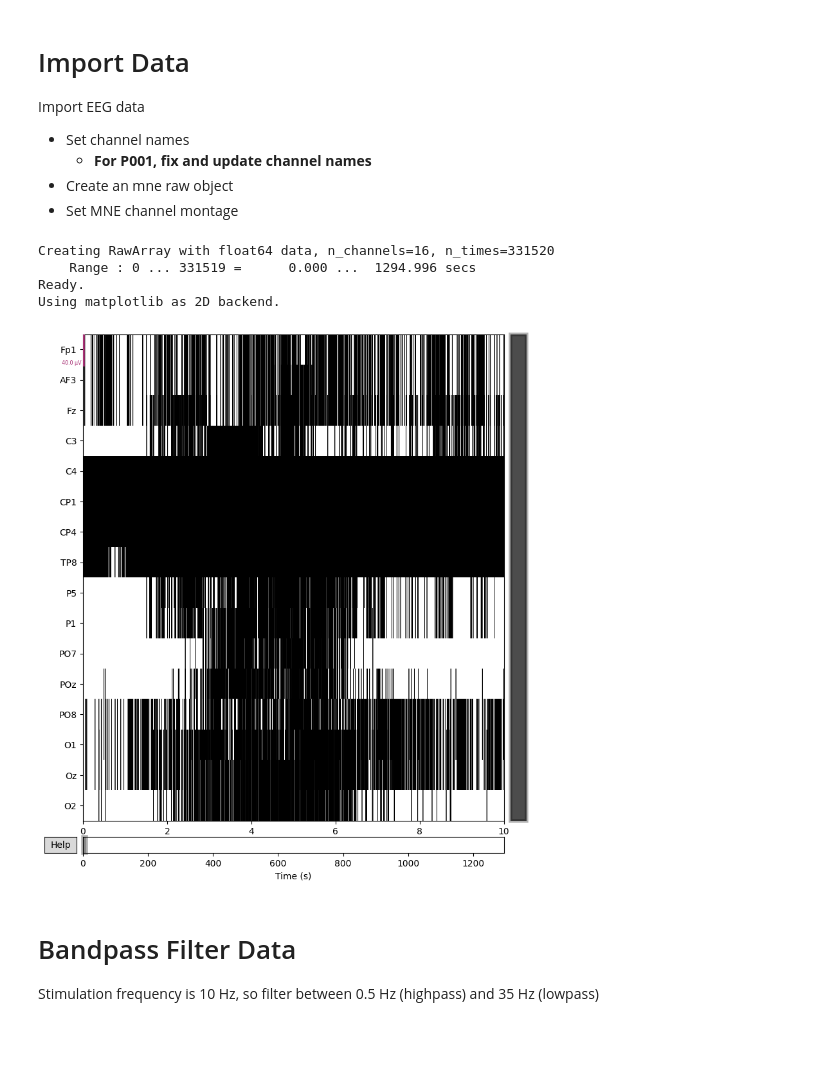
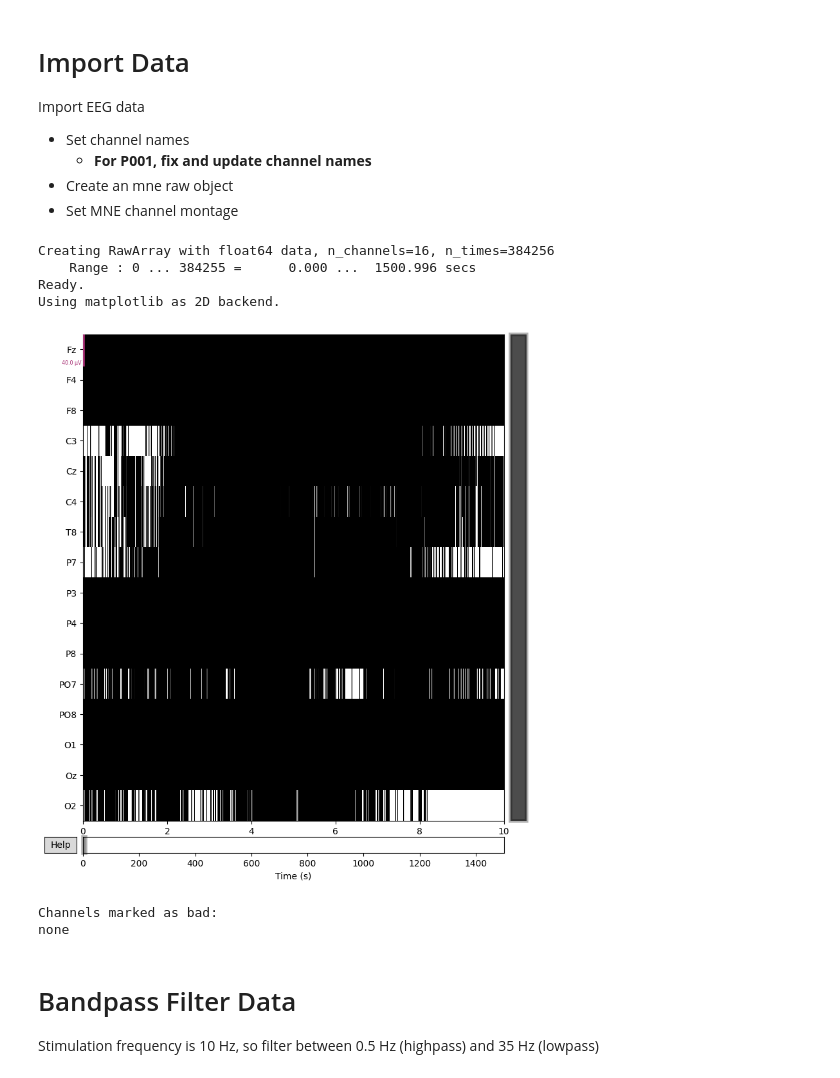
Before and after one commit to kirtonBCIlab/ES_Masters, a Jupyter notebook: Masters-Processing/preprocess.ipynb, the cells around one changed output. Saved outputs shown, nothing was run; the diff lists cells and outputs as text; code cells hidden in the pictures; blank space fills up the shorter version.

```diff
--- a/Masters-Processing/preprocess.ipynb
+++ b/Masters-Processing/preprocess.ipynb
@@ -76,25 +70,27 @@ Import EEG data
 - Set MNE channel montage
 # %%
 # import EEG data and fill settings
-file_name = "Masters_testing/sub-P001_ses-S001_task-T1_run-001_eeg.xdf"
+file_name = "Masters_testing/sub-P002_ses-S001_task-T1_run-001_eeg.xdf"
 ch_names = ["Fz", "F4", "F8", "C3", "Cz", "C4", "T8", "P7", "P3", "P4", "P8", "PO7", "PO8", "O1", "Oz", "O2"]
 [eeg_ts, eeg_data, eeg_fs] = import_data.read_xdf(f"Data\\{file_name}", picks=ch_names)
 
 # Create MNE array
 info = mne.create_info(ch_names, eeg_fs, ch_types = 'eeg')  # Create info properties
 mne_raw = mne.io.RawArray(eeg_data, info = info)
 
 # Set standard channel montage
 mne_raw.set_montage('standard_1020')
 
 # Plot raw data
-#mne_raw.plot(title="RAW data")
+mne_raw.plot(title="RAW data")
 # %% [output]
-Creating RawArray with float64 data, n_channels=16, n_times=331520
-    Range : 0 ... 331519 =      0.000 ...  1294.996 secs
+Creating RawArray with float64 data, n_channels=16, n_times=384256
+    Range : 0 ... 384255 =      0.000 ...  1500.996 secs
 Ready.
 Using matplotlib as 2D backend.
-[figure, old version]
+[figure, new version]
+Channels marked as bad:
+none
 # %% [markdown]
 # Bandpass Filter Data
 
```
Also changed, not shown: parts of 10 cells of this notebook, 3 other files.
